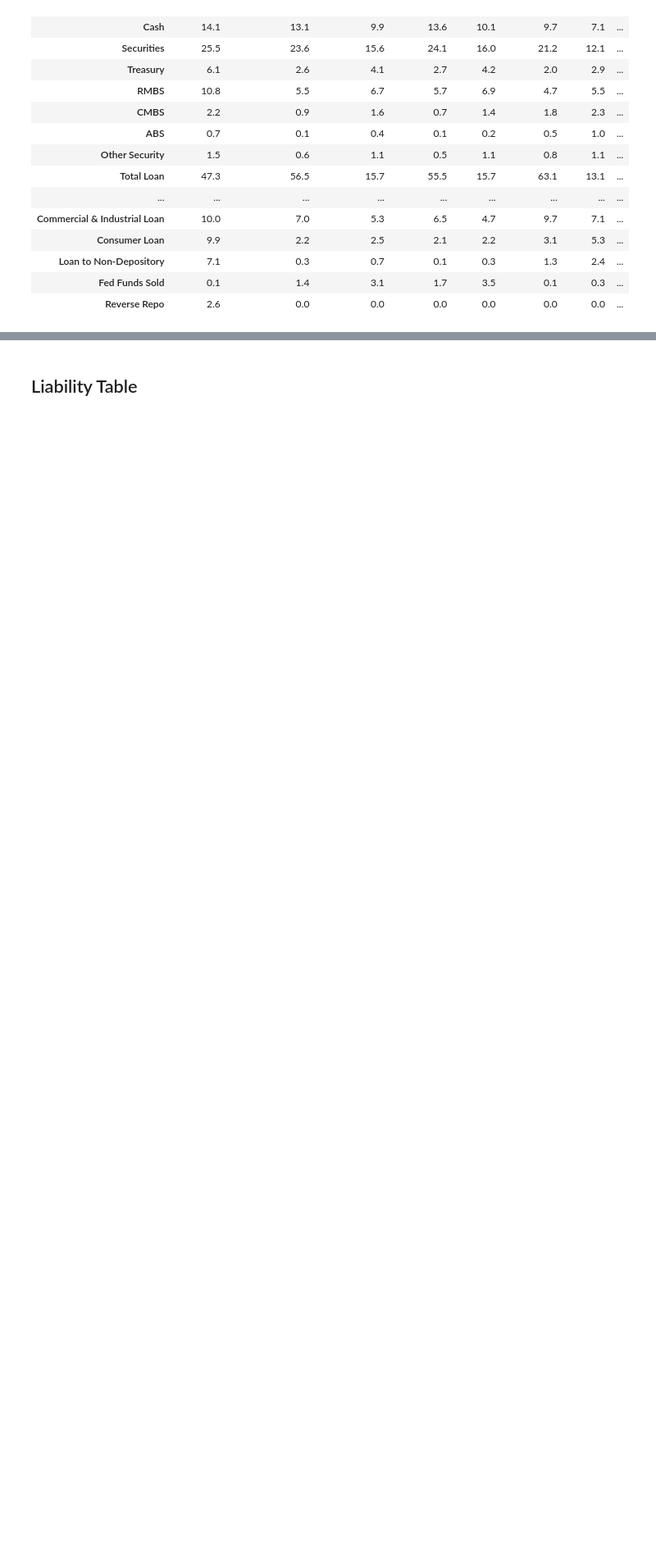
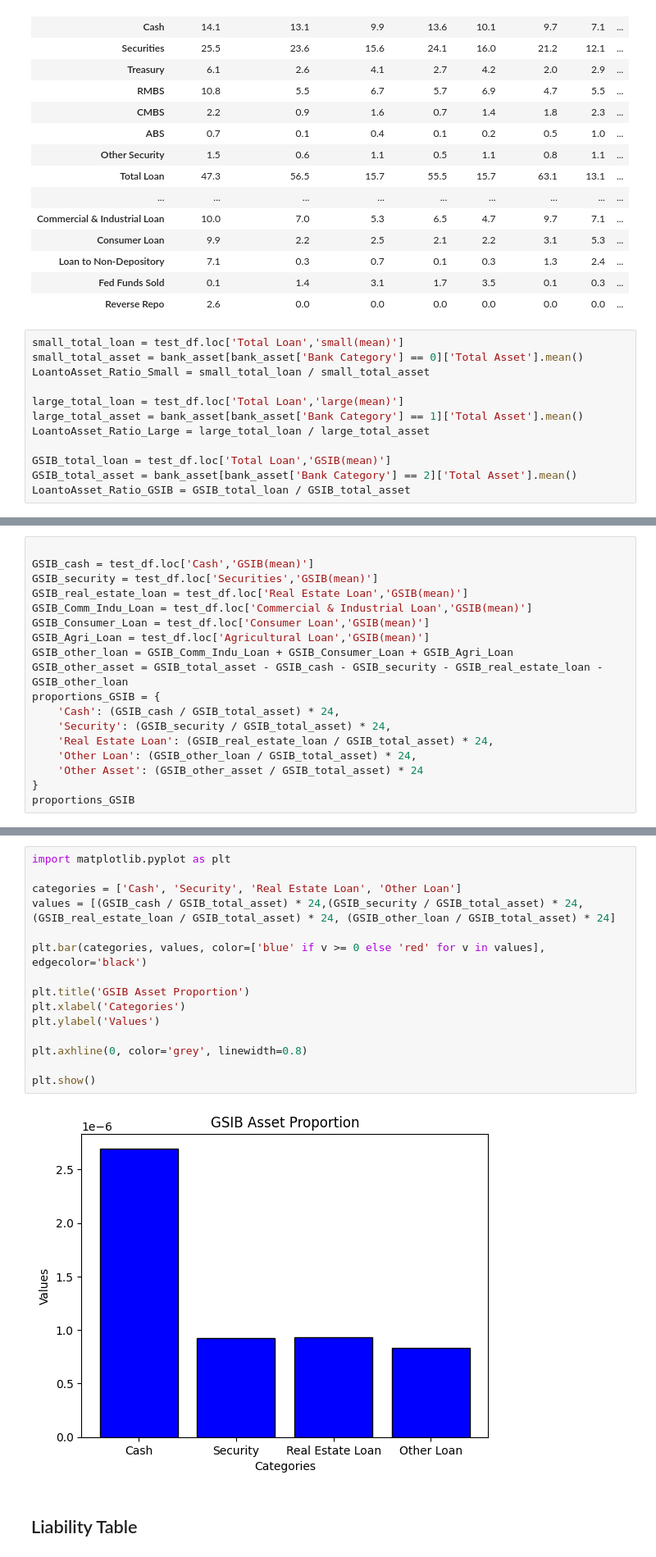
Before and after one commit to Nikkozhang/FINM32900-Final-Project, a Jupyter notebook: src/FinalProjectCode.ipynb, the cells around one changed output, grey strips where cells are left out. Shown at 82% size. Saved outputs shown, nothing was run; the diff lists cells and outputs as text; blank space fills up the shorter version.

```diff
--- a/src/FinalProjectCode.ipynb
+++ b/src/FinalProjectCode.ipynb
@@ -655,3 +650,15 @@ test_df
 | Loan to Non-Depository | 7.1 | 0.3 | 0.7 | 0.1 | 0.3 | 1.3 | 2.4 | ... |
 | Fed Funds Sold | 0.1 | 1.4 | 3.1 | 1.7 | 3.5 | 0.1 | 0.3 | ... |
 | Reverse Repo | 2.6 | 0.0 | 0.0 | 0.0 | 0.0 | 0.0 | 0.0 | ... |
+# %%
+small_total_loan = test_df.loc['Total Loan','small(mean)']
+small_total_asset = bank_asset[bank_asset['Bank Category'] == 0]['Total Asset'].mean()
+LoantoAsset_Ratio_Small = small_total_loan / small_total_asset
+
+large_total_loan = test_df.loc['Total Loan','large(mean)']
+large_total_asset = bank_asset[bank_asset['Bank Category'] == 1]['Total Asset'].mean()
+LoantoAsset_Ratio_Large = large_total_loan / large_total_asset
+
+GSIB_total_loan = test_df.loc['Total Loan','GSIB(mean)']
+GSIB_total_asset = bank_asset[bank_asset['Bank Category'] == 2]['Total Asset'].mean()
+LoantoAsset_Ratio_GSIB = GSIB_total_loan / GSIB_total_asset
@@ -657,0 +685,18 @@ test_df
+# %%
+
+GSIB_cash = test_df.loc['Cash','GSIB(mean)']
+GSIB_security = test_df.loc['Securities','GSIB(mean)']
+GSIB_real_estate_loan = test_df.loc['Real Estate Loan','GSIB(mean)']
+GSIB_Comm_Indu_Loan = test_df.loc['Commercial & Industrial Loan','GSIB(mean)']
+GSIB_Consumer_Loan = test_df.loc['Consumer Loan','GSIB(mean)']
+GSIB_Agri_Loan = test_df.loc['Agricultural Loan','GSIB(mean)']
+GSIB_other_loan = GSIB_Comm_Indu_Loan + GSIB_Consumer_Loan + GSIB_Agri_Loan
+GSIB_other_asset = GSIB_total_asset - GSIB_cash - GSIB_security - GSIB_real_estate_loan - GSIB_other_loan
+proportions_GSIB = {
+    'Cash': (GSIB_cash / GSIB_total_asset) * 24,
+    'Security': (GSIB_security / GSIB_total_asset) * 24,
+    'Real Estate Loan': (GSIB_real_estate_loan / GSIB_total_asset) * 24,
+    'Other Loan': (GSIB_other_loan / GSIB_total_asset) * 24,
+    'Other Asset': (GSIB_other_asset / GSIB_total_asset) * 24
+}
+proportions_GSIB
@@ -658,3 +709,20 @@ test_df
+# %%
+import matplotlib.pyplot as plt
+
+categories = ['Cash', 'Security', 'Real Estate Loan', 'Other Loan']
+values = [(GSIB_cash / GSIB_total_asset) * 24,(GSIB_security / GSIB_total_asset) * 24, (GSIB_real_estate_loan / GSIB_total_asset) * 24, (GSIB_other_loan / GSIB_total_asset) * 24]
+
+plt.bar(categories, values, color=['blue' if v >= 0 else 'red' for v in values], edgecolor='black')
+
+plt.title('GSIB Asset Proportion')
+plt.xlabel('Categories')
+plt.ylabel('Values')
+
+plt.axhline(0, color='grey', linewidth=0.8)
+
+plt.show()
+# %% [output]
+[figure, added]
 # %% [markdown]
 ## Liability Table
 # %%
```
Also changed, not shown: parts of 16 cells of this notebook.
